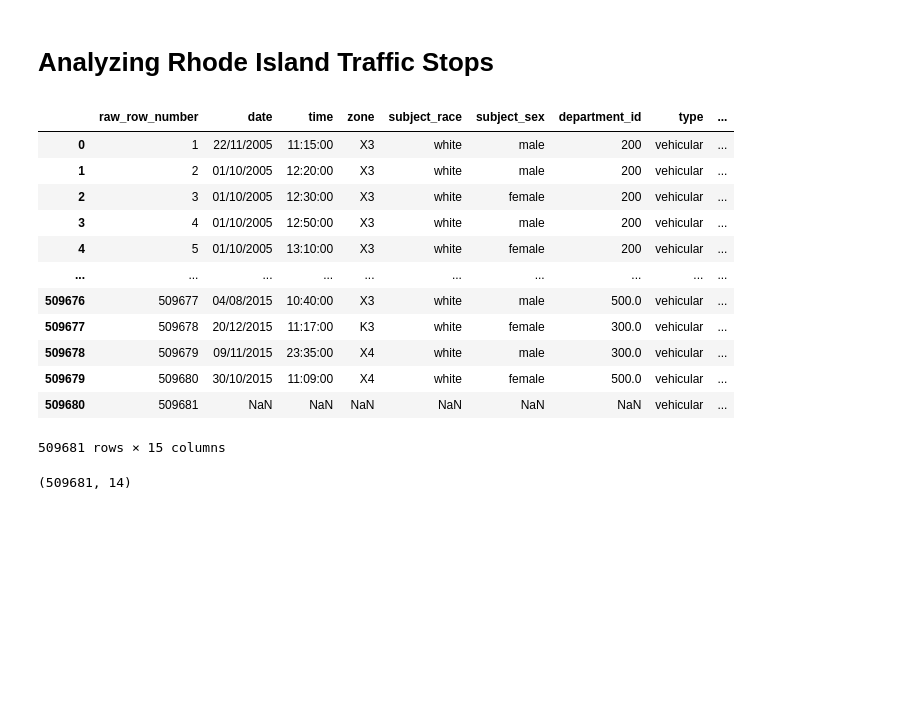
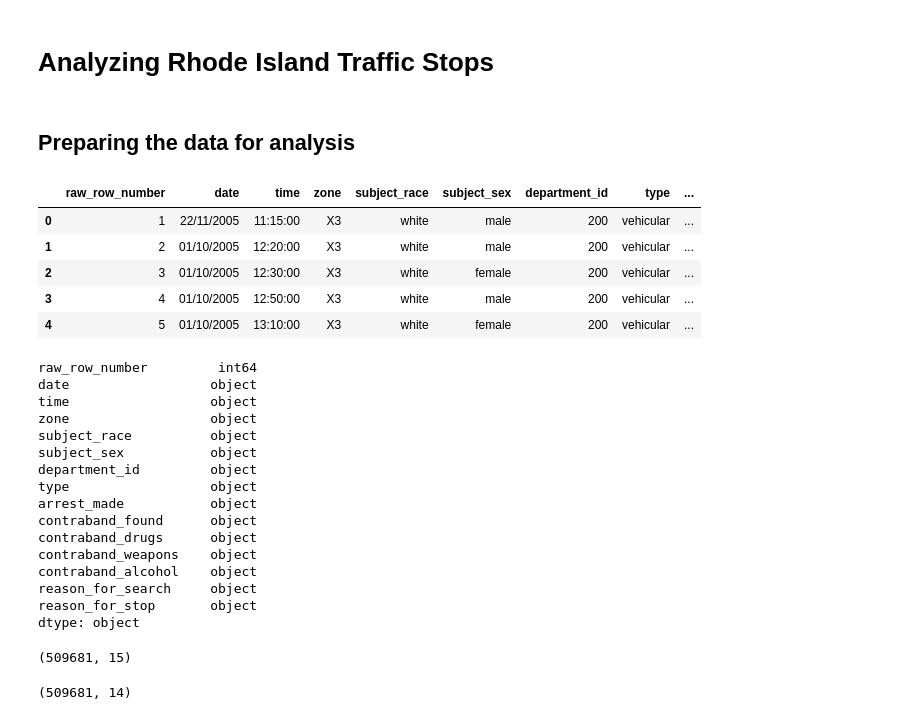
Before and after one commit to nevracorapsiz/Analyzing-Rhode-Island-Traffic-Stops, a Jupyter notebook: RI_TRAFFIC_STOPS.ipynb, the cells around one changed output. Cells and saved outputs as stored; diff of their text form; code cells hidden in the pictures; blank space fills up the shorter version.

```diff
--- a/RI_TRAFFIC_STOPS.ipynb
+++ b/RI_TRAFFIC_STOPS.ipynb
@@ -7,21 +8,39 @@ import numpy as np
 # %%
 df=pd.read_csv(r"C:\Users\Nevra\Desktop\traffic_stops.csv")
+# %% [markdown]
+## Preparing the data for analysis
 # %%
-df
+df.head()
 # %% [output]
 |  | raw_row_number | date | time | zone | subject_race | subject_sex | department_id | type | ... |
 | 0 | 1 | 22/11/2005 | 11:15:00 | X3 | white | male | 200 | vehicular | ... |
 | 1 | 2 | 01/10/2005 | 12:20:00 | X3 | white | male | 200 | vehicular | ... |
 | 2 | 3 | 01/10/2005 | 12:30:00 | X3 | white | female | 200 | vehicular | ... |
 | 3 | 4 | 01/10/2005 | 12:50:00 | X3 | white | male | 200 | vehicular | ... |
 | 4 | 5 | 01/10/2005 | 13:10:00 | X3 | white | female | 200 | vehicular | ... |
-| ... | ... | ... | ... | ... | ... | ... | ... | ... | ... |
-| 509676 | 509677 | 04/08/2015 | 10:40:00 | X3 | white | male | 500.0 | vehicular | ... |
-| 509677 | 509678 | 20/12/2015 | 11:17:00 | K3 | white | female | 300.0 | vehicular | ... |
-| 509678 | 509679 | 09/11/2015 | 23:35:00 | X4 | white | male | 300.0 | vehicular | ... |
-| 509679 | 509680 | 30/10/2015 | 11:09:00 | X4 | white | female | 500.0 | vehicular | ... |
-| 509680 | 509681 | NaN | NaN | NaN | NaN | NaN | NaN | vehicular | ... |
-509681 rows × 15 columns
+# %%
+df.dtypes
+# %% [output]
+raw_row_number         int64
+date                  object
+time                  object
+zone                  object
+subject_race          object
+subject_sex           object
+department_id         object
+type                  object
+arrest_made           object
+contraband_found      object
+contraband_drugs      object
+contraband_weapons    object
+contraband_alcohol    object
+reason_for_search     object
+reason_for_stop       object
+dtype: object
+# %%
+df.shape
+# %% [output]
+(509681, 15)
 # %%
 df.drop("raw_row_number",axis="columns",inplace=True)
 # %%
```
Also changed, not shown: parts of 14 cells of this notebook.
